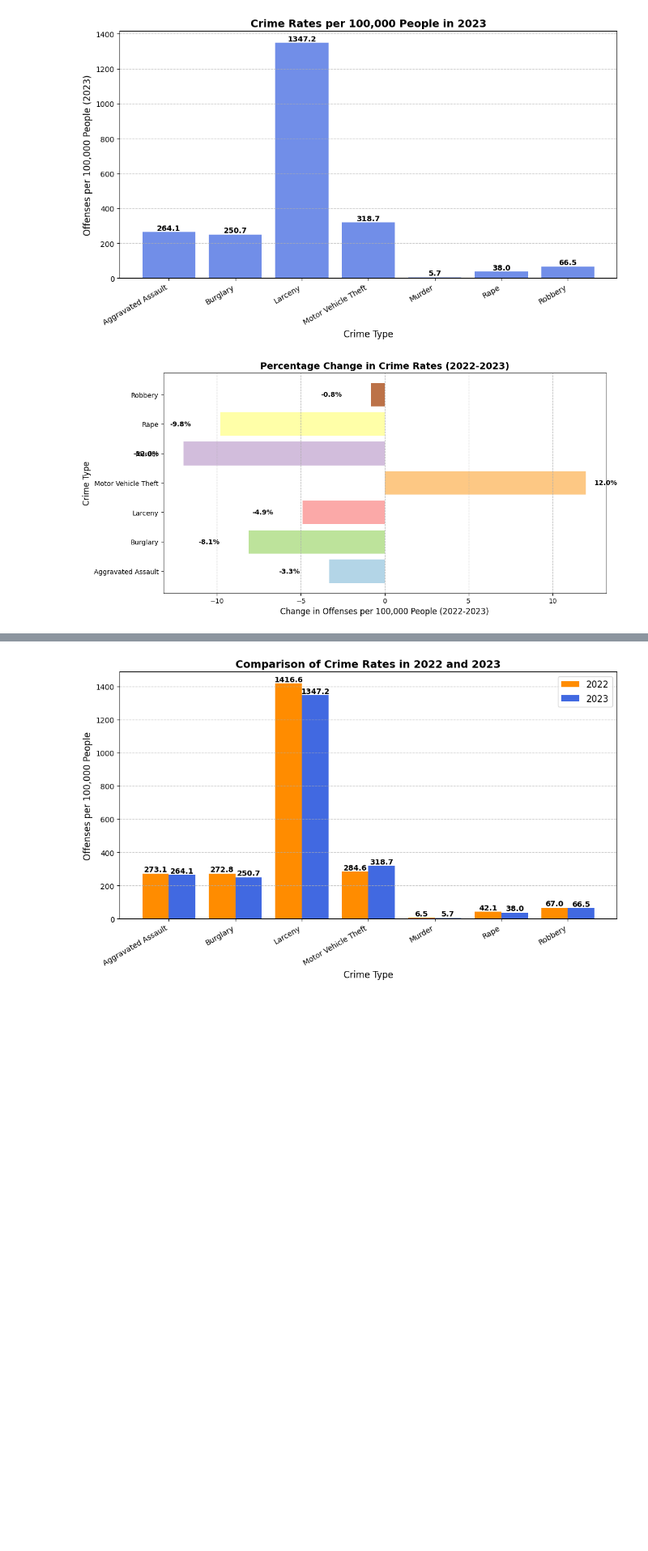
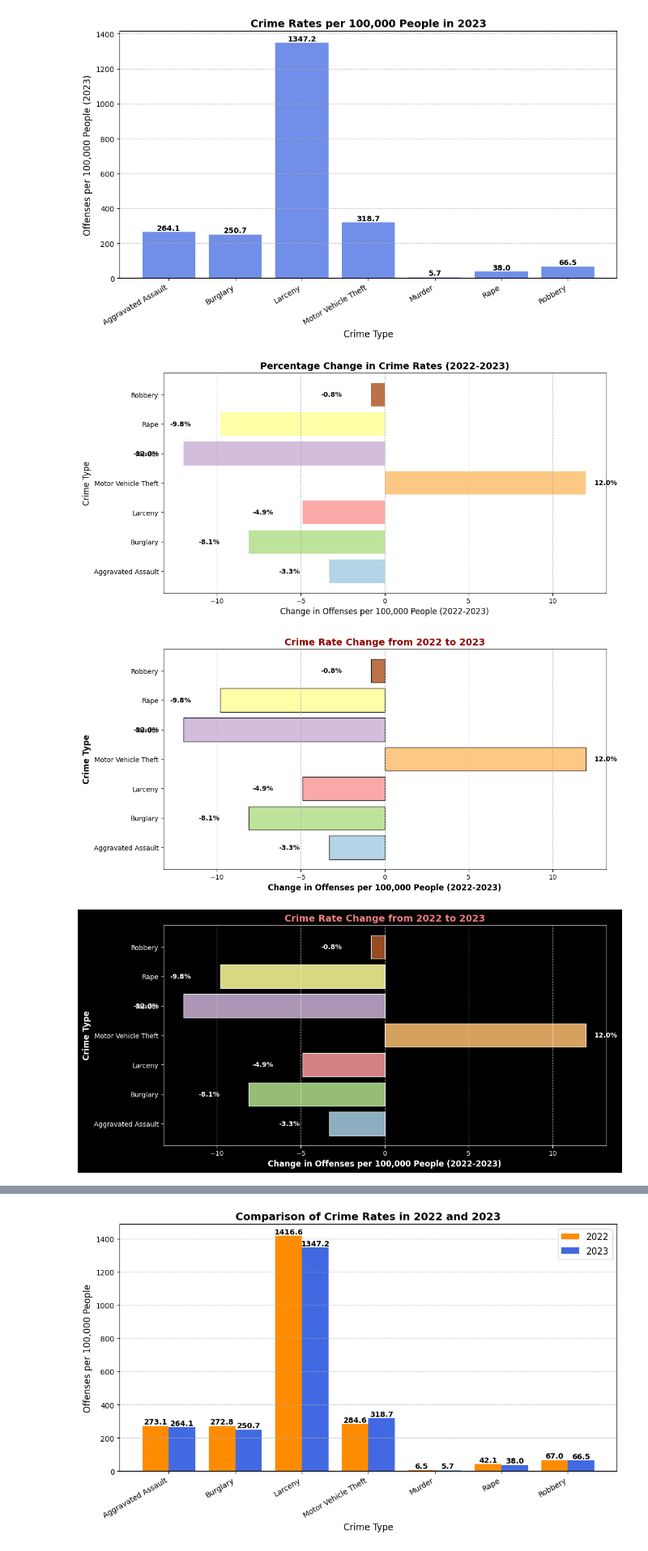
Before and after one commit to Ssylla3/DATA-110, a Jupyter notebook: Seynabou_sylla_week4_data110_assignement.ipynb, the cells around one changed output, grey strips where cells are left out. Shown at 81% size. Cells and saved outputs as stored; diff of their text form; code cells hidden in the pictures; blank space fills up the shorter version.

```diff
--- a/Seynabou_sylla_week4_data110_assignement.ipynb
+++ b/Seynabou_sylla_week4_data110_assignement.ipynb
@@ -32,33 +32,94 @@ plt.show()
 # %%
 # Task 2: Horizontal Bar Chart for Change in Crime Rates (2022-2023)
 import matplotlib.pyplot as plt
 import numpy as np
 
 # Data
 offenses = [
     "Aggravated Assault", "Burglary", "Larceny", "Motor Vehicle Theft",
     "Murder", "Rape", "Robbery"
 ]
 change_rates = [-3.3, -8.1, -4.9, 12.0, -12.0, -9.8, -0.8]
 
-# Horizontal Bar Chart for Change in Crime Rates (2022-2023)
-colors = plt.cm.Paired(np.linspace(0, 1, len(offenses)))  # Unique colors for each bar
+# Generate unique colors for each bar
+colors = plt.cm.Paired(np.linspace(0, 1, len(offenses)))
 
+# Version 1: Basic Horizontal Bar Chart
+plt.style.use('default')  # Ensure white background
 plt.figure(figsize=(12, 6))
-bars = plt.barh(offenses, change_rates, color=colors, alpha=0.85)
+plt.barh(offenses, change_rates, color=colors, alpha=0.85)
 plt.xlabel("Change in Offenses per 100,000 People (2022-2023)", fontsize=12)
 plt.ylabel("Crime Type", fontsize=12)
 plt.title("Percentage Change in Crime Rates (2022-2023)", fontsize=14, fontweight='bold')
+plt.grid(axis='x', linestyle='--', alpha=0.7)
+
+# Add values at the end of bars for readability
+for index, value in enumerate(change_rates):
+    plt.text(value + (0.5 if value > 0 else -3), index, f'{value:.1f}%',
+             va='center', fontsize=10, fontweight='bold')
+
+plt.show()
+
+# Version 2: Improved Readability with Bolder Colors and Labels
+plt.style.use('default')  # Ensure white background
+plt.figure(figsize=(12, 6))
+bars = plt.barh(offenses, change_rates, color=colors, alpha=0.85, edgecolor='black')
+plt.xlabel("Change in Offenses per 100,000 People (2022-2023)", fontsize=12, fontweight='bold')
+plt.ylabel("Crime Type", fontsize=12, fontweight='bold')
+plt.title("Crime Rate Change from 2022 to 2023", fontsize=14, fontweight='bold', color='darkred')
 plt.xticks(fontsize=10)
 plt.yticks(fontsize=10)
-plt.grid(axis='x', linestyle='--', alpha=0.7)
+plt.grid(axis='x', linestyle='--', alpha=0.7, linewidth=0.8)
 
-# Add values at the end of bars for better readability
+# Adding text labels inside bars for better readability
 for bar in bars:
     plt.text(bar.get_width() + (0.5 if bar.get_width() > 0 else -3),
              bar.get_y() + bar.get_height()/2, f'{bar.get_width():.1f}%',
-             va='center', fontsize=10, fontweight='bold')
+             va='center', fontsize=10, fontweight='bold', color='black')
 
 plt.show()
+
+# Version 3: Dark Background for Higher Contrast
+plt.style.use('dark_background')  # Apply dark background ONLY for version 3
+plt.figure(figsize=(12, 6))
+bars = plt.barh(offenses, change_rates, color=colors, alpha=0.85, edgecolor='white')
+plt.xlabel("Change in Offenses per 100,000 People (2022-2023)", fontsize=12, fontweight='bold', color='white')
+plt.ylabel("Crime Type", fontsize=12, fontweight='bold', color='white')
+plt.title("Crime Rate Change from 2022 to 2023", fontsize=14, fontweight='bold', color='lightcoral')
+plt.xticks(fontsize=10, color='white')
+plt.yticks(fontsize=10, color='white')
+plt.grid(axis='x', linestyle='--', alpha=0.5, linewidth=0.8, color='white')
+
+# Adding text labels inside bars for better readability
+for bar in bars:
+    plt.text(bar.get_width() + (0.5 if bar.get_width() > 0 else -3),
+             bar.get_y() + bar.get_height()/2, f'{bar.get_width():.1f}%',
+             va='center', fontsize=10, fontweight='bold', color='white')
+
+plt.show()
+
+# Version 4: Improved Version with Black Percentage Text Inside Bars
+plt.style.use('default')  # Reset to white background
+plt.figure(figsize=(12, 6))
+bars = plt.barh(offenses, change_rates, color=colors, alpha=0.85, edgecolor='black')
+
+plt.xlabel("Change in Offenses per 100,000 People (2022-2023)", fontsize=12, fontweight='bold', color='black')
+plt.ylabel("Crime Type", fontsize=12, fontweight='bold', color='black')
+plt.title("Crime Rate Change from 2022 to 2023", fontsize=14, fontweight='bold', color='darkred')
+plt.xticks(fontsize=10, color='black')
+plt.yticks(fontsize=10, color='black')
+plt.grid(axis='x', linestyle='--', alpha=0.7, linewidth=0.8, color='black')
+
+# Adding text labels inside bars with black font
+for bar in bars:
+    text_x = bar.get_width() * 0.5  # Positioning text inside the bar
+    text_y = bar.get_y() + bar.get_height()/2  # Centering text vertically
+
+    plt.text(text_x, text_y, f'{bar.get_width():.1f}%',
+             va='center', ha='center', fontsize=10, fontweight='bold', color='black')
+
+plt.show()
 # %% [output]
 [figure]
+[figure, added]
+[figure, added]
```
Also changed, not shown: parts of 2 cells of this notebook.
